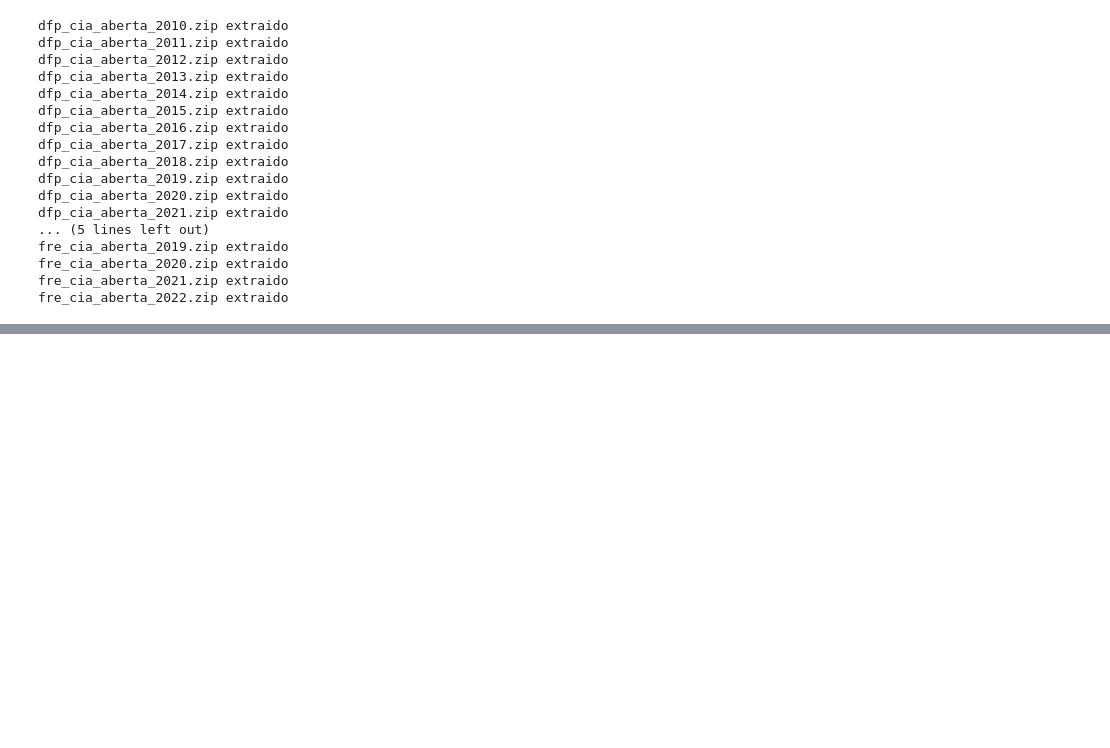
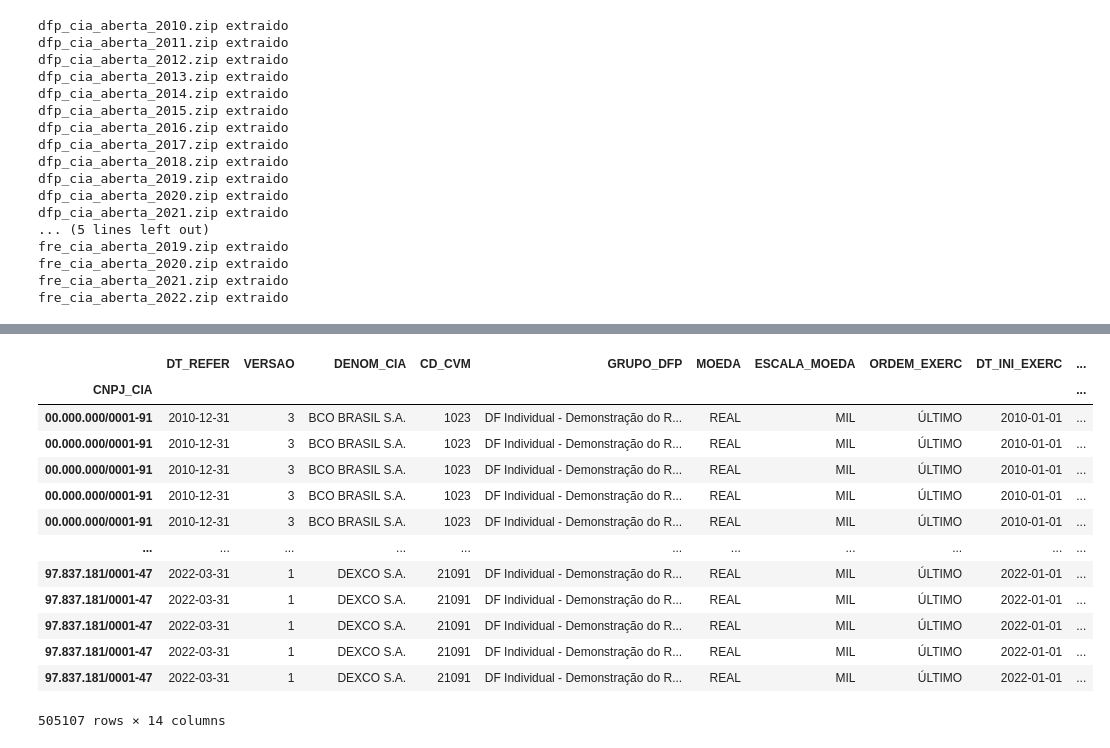
Before and after one commit to ggarmatter/Extrai-dados-CVM, a Jupyter notebook: filtro acoes.ipynb, the cells around one changed output, grey strips where cells are left out. Saved outputs shown, nothing was run; the diff lists cells and outputs as text; code cells hidden in the pictures; blank space fills up the shorter version.

```diff
--- a/filtro acoes.ipynb
+++ b/filtro acoes.ipynb
@@ -406,0 +447,23 @@ lista_empresas
+# %%
+#for cnpj, tipo in zip(lista_empresas["CNPJ"], lista_empresas["tipo"]):
+dre = pd.concat([pd.read_csv(f'./Data/processados/dfp_cia_aberta_DRE_{tipo}_{year_0}-{year}.csv', encoding="latin1"),
+                 pd.read_csv(f'./Data/processados/itr_cia_aberta_DRE_{tipo}_{year_0_tri}-{year}.csv', encoding="latin1")],
+               ignore_index=True).drop_duplicates()
+dre = dre[dre["ORDEM_EXERC"] == "ÚLTIMO"]
+dre.set_index("CNPJ_CIA", inplace=True)
+dre
+# %% [output]
+|  | DT_REFER | VERSAO | DENOM_CIA | CD_CVM | GRUPO_DFP | MOEDA | ESCALA_MOEDA | ORDEM_EXERC | DT_INI_EXERC | ... |
+| CNPJ_CIA |  |  |  |  |  |  |  |  |  | ... |
+| 00.000.000/0001-91 | 2010-12-31 | 3 | BCO BRASIL S.A. | 1023 | DF Individual - Demonstração do R... | REAL | MIL | ÚLTIMO | 2010-01-01 | ... |
+| 00.000.000/0001-91 | 2010-12-31 | 3 | BCO BRASIL S.A. | 1023 | DF Individual - Demonstração do R... | REAL | MIL | ÚLTIMO | 2010-01-01 | ... |
+| 00.000.000/0001-91 | 2010-12-31 | 3 | BCO BRASIL S.A. | 1023 | DF Individual - Demonstração do R... | REAL | MIL | ÚLTIMO | 2010-01-01 | ... |
+| 00.000.000/0001-91 | 2010-12-31 | 3 | BCO BRASIL S.A. | 1023 | DF Individual - Demonstração do R... | REAL | MIL | ÚLTIMO | 2010-01-01 | ... |
+| 00.000.000/0001-91 | 2010-12-31 | 3 | BCO BRASIL S.A. | 1023 | DF Individual - Demonstração do R... | REAL | MIL | ÚLTIMO | 2010-01-01 | ... |
+| ... | ... | ... | ... | ... | ... | ... | ... | ... | ... | ... |
+| 97.837.181/0001-47 | 2022-03-31 | 1 | DEXCO S.A. | 21091 | DF Individual - Demonstração do R... | REAL | MIL | ÚLTIMO | 2022-01-01 | ... |
+| 97.837.181/0001-47 | 2022-03-31 | 1 | DEXCO S.A. | 21091 | DF Individual - Demonstração do R... | REAL | MIL | ÚLTIMO | 2022-01-01 | ... |
+| 97.837.181/0001-47 | 2022-03-31 | 1 | DEXCO S.A. | 21091 | DF Individual - Demonstração do R... | REAL | MIL | ÚLTIMO | 2022-01-01 | ... |
+| 97.837.181/0001-47 | 2022-03-31 | 1 | DEXCO S.A. | 21091 | DF Individual - Demonstração do R... | REAL | MIL | ÚLTIMO | 2022-01-01 | ... |
+| 97.837.181/0001-47 | 2022-03-31 | 1 | DEXCO S.A. | 21091 | DF Individual - Demonstração do R... | REAL | MIL | ÚLTIMO | 2022-01-01 | ... |
+505107 rows × 14 columns
```
Also changed, not shown: parts of 13 cells of this notebook.
